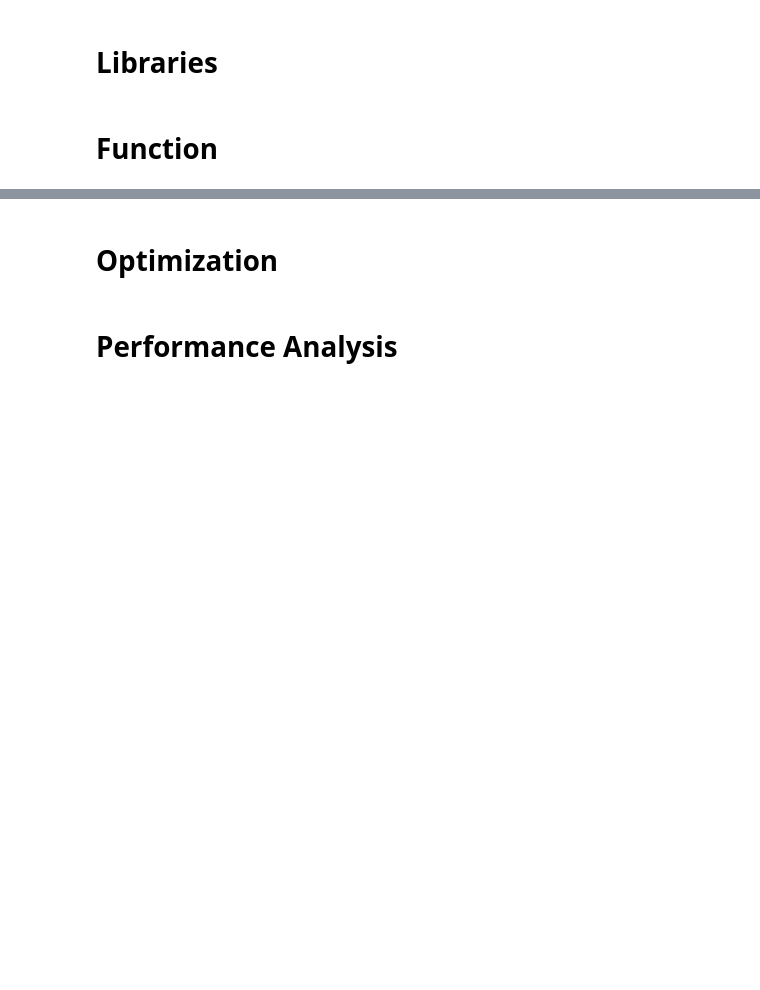
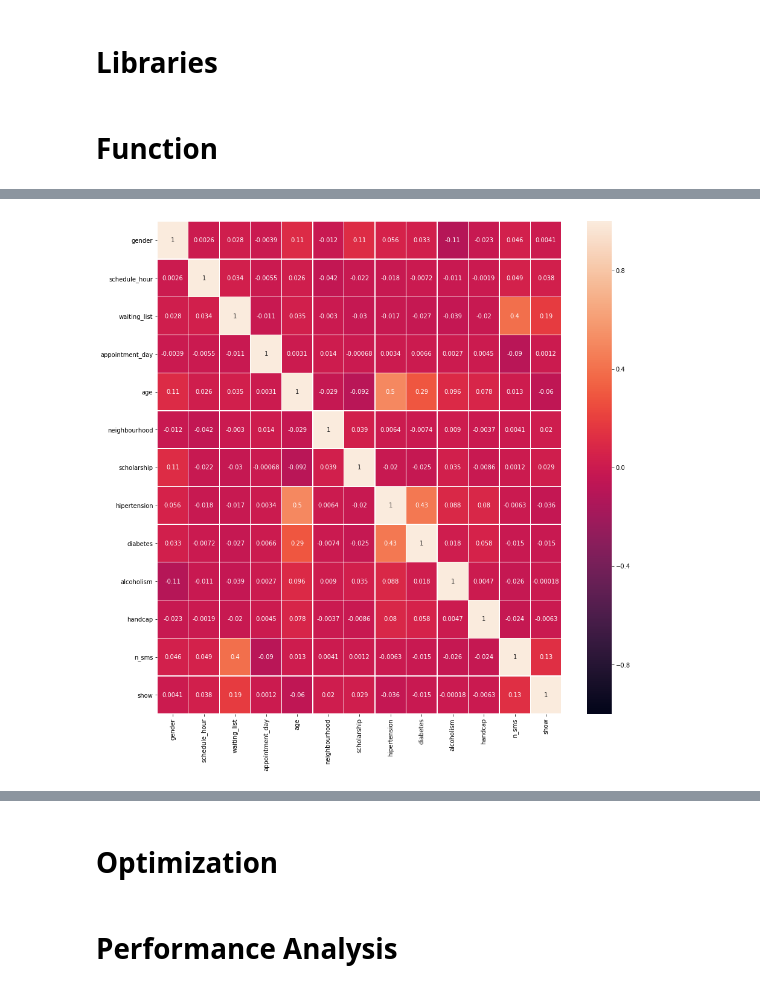
Before and after one commit to Villone96/PUBG-finish-placement-prediction, a Jupyter notebook: code/Advance_Machine_Learning_code.ipynb, the cells around one changed output, grey strips where cells are left out. Drawn from its saved outputs; the diff is of its cells as text; code cells hidden in the pictures; blank space fills up the shorter version.

```diff
--- a/code/Advance_Machine_Learning_code.ipynb
+++ b/code/Advance_Machine_Learning_code.ipynb
@@ -94,0 +232,4 @@ KeyboardInterrupt:
+# %%
+print_correlation_matrix(complete_dataset)
+# %% [output]
+[figure, added]
```
Also changed, not shown: parts of 9 cells of this notebook.
